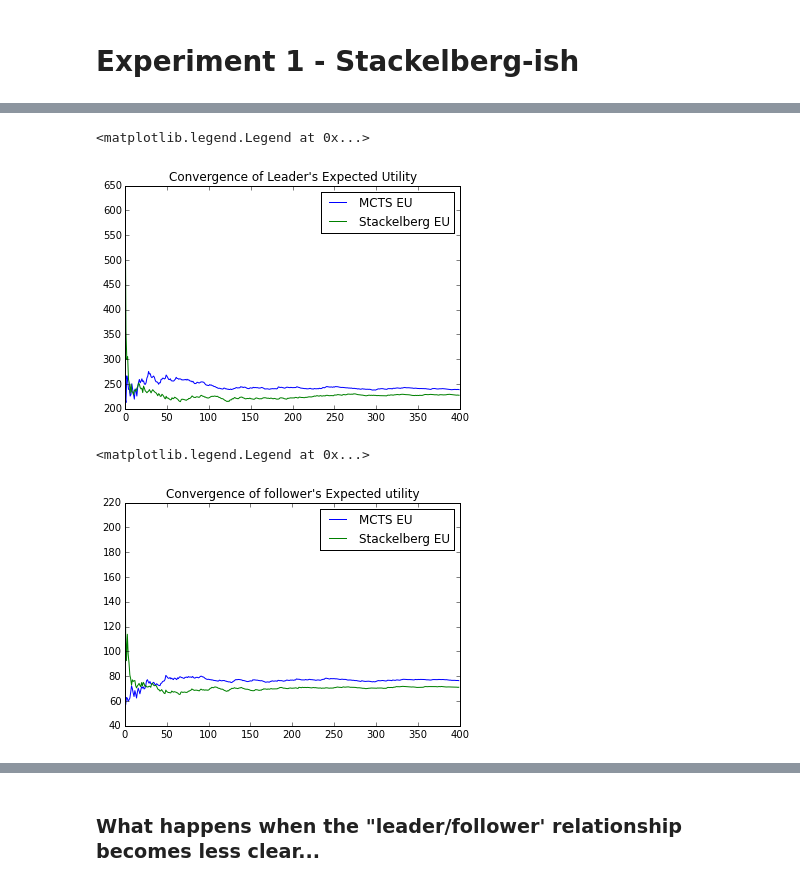
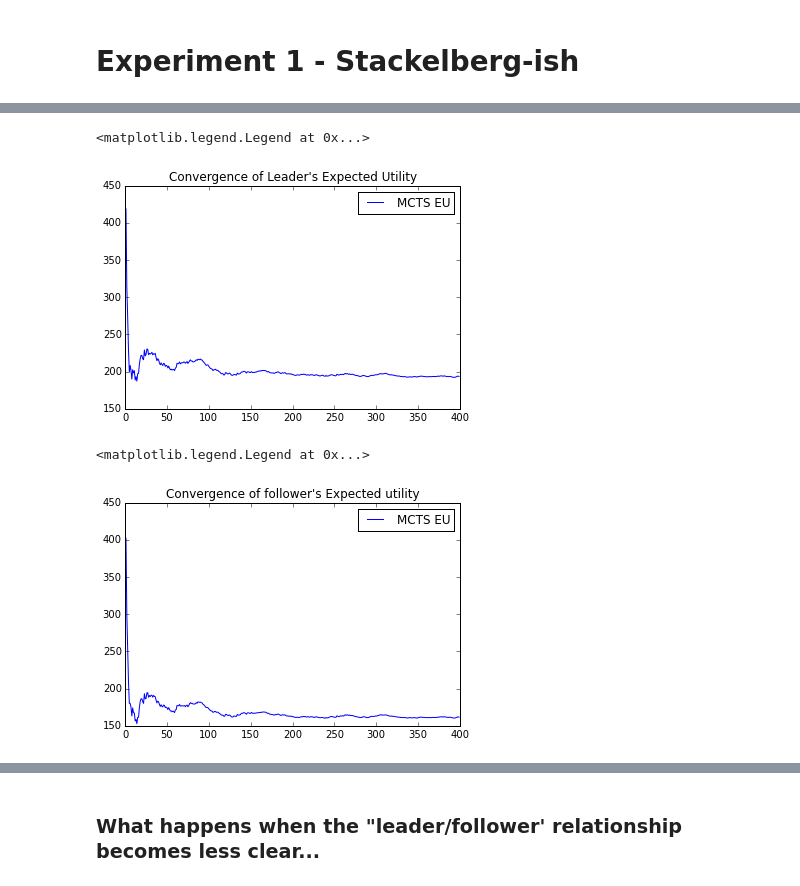
Before and after one commit to j-grana6/Notebooks, a Jupyter notebook: sft_presentations/cournot.ipynb, the cells around one changed output, grey strips where cells are left out. Drawn from its saved outputs; the diff is of its cells as text; code cells hidden in the pictures.

```diff
--- a/sft_presentations/cournot.ipynb
+++ b/sft_presentations/cournot.ipynb
@@ -109,7 +106,7 @@ class StateChange(object):
 
 class Player(object):
 
-    def __init__(self, rate_to_market, discount, messages, c=c, cost=cost):
+    def __init__(self, rate_to_market, discount, messages, c=10000, cost=1):
         self.rate_to_market = rate_to_market
         self.discount = discount
         self.messages = messages
@@ -226,7 +223,7 @@ sponstate = StateChange('Market', lambdam, 'Market Demand Change')
 # %%
-player1 = Player(p1_to_market, discount, p1msgs)
-player2 = Player(p2_to_market, discount, p2msgs)
-market = Market(market_to_p1, market_to_p2, market_slope, market_intercept, mktmsgs, [sponstate])
+# player1 = Player(p1_to_market, discount, p1msgs)
+# player2 = Player(p2_to_market, discount, p2msgs)
+# market = Market(market_to_p1, market_to_p2, market_slope, market_intercept, mktmsgs, [sponstate])
 # %%
 """
 Here we do MCTS inside and SFT-Net class.
@@ -275,10 +272,10 @@ class SFTNet(object):
 
         while depth > 0 :
             # First get the next event and the event time
-            event_probs = np.asarray([x.rate for x in self.possible_events])
-            event_probs = event_probs/float(np.sum(event_probs))
+            event_rates = np.asarray([x.rate for x in self.possible_events])
+            event_probs = event_rates/float(np.sum(event_rates))
             event = np.random.choice(self.possible_events, p = event_probs)
-            newt = t+  np.random.exponential(1./np.sum(event_probs))
+            newt = t+  np.random.exponential(1./np.sum(event_rates))
             self.event_times.append(newt)
             self.eventcoll.append(event)
             if event.etype == 'StateChange':
@@ -437,7 +434,7 @@ cost=1.
 def drawmkt(params):
     np.random.choice(params)
 pispon = drawmkt
-choiceset = np.arange(1, 20 ,1)
+choiceset = np.arange(1, 30 ,1)
 discount=.25
 c = 100000.
 
@@ -467,4 +464,4 @@ market = Market(market_to_p1, market_to_p2, market_slope, market_intercept, mktm
 Net=SFTNet(player1, player2, market)
 
 #Training
-a=Net.mcts(2500,1000, burnin=20)
+a=Net.mcts(100000,2000, burnin=50)
@@ -543,21 +546,21 @@ u2 = get_expected_utility(Net, 1000, 20, 400, stack=True)
 # %%
 fig, ax = plt.subplots()
 ax.plot(np.cumsum(u1[0])/ np.float_(np.arange(1, len(u1[0])+ 1,1 )), label='MCTS EU')
-ax.plot(np.cumsum(u2[0])/ np.float_(np.arange(1, len(u2[0])+ 1,1 )), label = 'Stackelberg EU')
+#ax.plot(np.cumsum(u2[0])/ np.float_(np.arange(1, len(u2[0])+ 1,1 )), label = 'Stackelberg EU')
 ax.set_title('Convergence of Leader\'s Expected Utility')
 plt.legend()
 # %% [output]
 <matplotlib.legend.Legend at 0x...>
-[figure, old version]
+[figure, new version]
 # %%
 fig, ax = plt.subplots()
 ax.plot(np.cumsum(u1[1])/ np.float_(np.arange(1, len(u1[1])+ 1,1 )), label='MCTS EU')
-ax.plot(np.cumsum(u2[1])/ np.float_(np.arange(1, len(u2[1])+ 1,1 )), label = 'Stackelberg EU')
+#ax.plot(np.cumsum(u2[1])/ np.float_(np.arange(1, len(u2[1])+ 1,1 )), label = 'Stackelberg EU')
 ax.set_title('Convergence of follower\'s Expected utility')
 plt.legend()
 # %% [output]
 <matplotlib.legend.Legend at 0x...>
-[figure, old version]
+[figure, new version]
 # %%
 fig, ax = plt.subplots()
 ax.hist(u1[0], label = 'Leader\'s Distribution of Utility')
```
Also changed, not shown: parts of 19 cells of this notebook.
